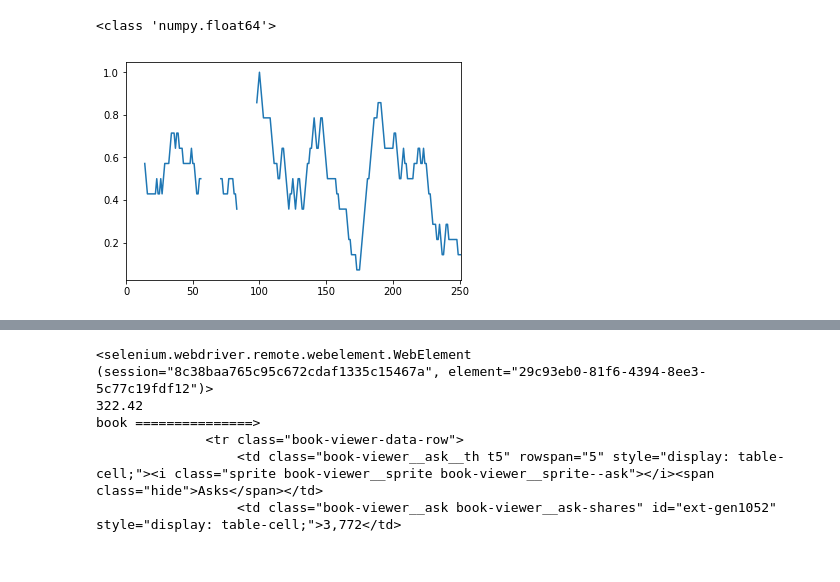
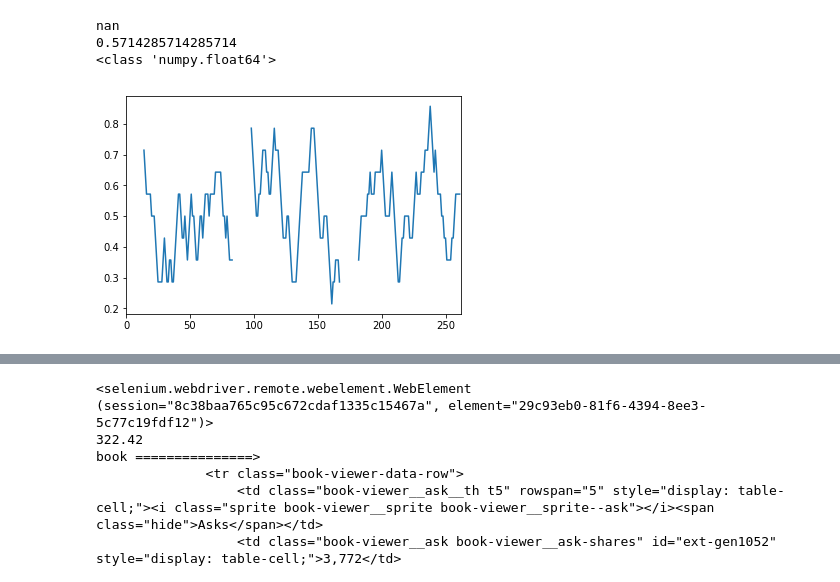
Before and after one commit to mazecore/Py_algotrader, a Jupyter notebook: TradingBot.ipynb, the cells around one changed output, grey strips where cells are left out. Cells and saved outputs as stored; diff of their text form; code cells hidden in the pictures.

```diff
--- a/TradingBot.ipynb
+++ b/TradingBot.ipynb
@@ -138,28 +138,34 @@ df
 # %%
 # mf = MFI(df, 14)
-mfi = MFI2(df, 14)
+mfi = MFI2(df[:-1], 14)
+print(mfi.values[-1:][0])
+print(mfi.values[-2:][0])
 mfi.plot()
+
+
 # mf
 print(type(mfi[0]))
 # mfi.values[-1:][0]
 # print(df['Volume'].mean())
 # print(df['Volume'].mean() / 100 * 150)
 # highs = df[df['Volume'] > df['Volume'].mean() / 100 * 140]
 # print('highs \n', highs)
 # # if df['Close']
 # df.iloc[[1,2], :]
 # print(highs.values[0][3])
 # highs.values[0][0]
 # idx = df.index[df['Volume'] > df['Volume'].mean() / 100 * 130]
 # print('len(idx)', idx[0])
 # df.loc[idx]
 # for i in range(len(idx)):
 #     print(df['Close'][idx[i]-1])
 #     if int(df['Close'][idx[i]-1]) > int(df['Close'][idx[i]]):
 #         print ('bearish volume', df['Volume'][idx[i]])
 #     else:
 #         print ('bullish volume', df['Volume'][idx[i]])
 # %% [output]
+nan
+0.5714285714285714
 <class 'numpy.float64'>
-[figure, old version]
+[figure, new version]
 # %%
```
Also changed, not shown: parts of 6 cells of this notebook, 6 other files.
